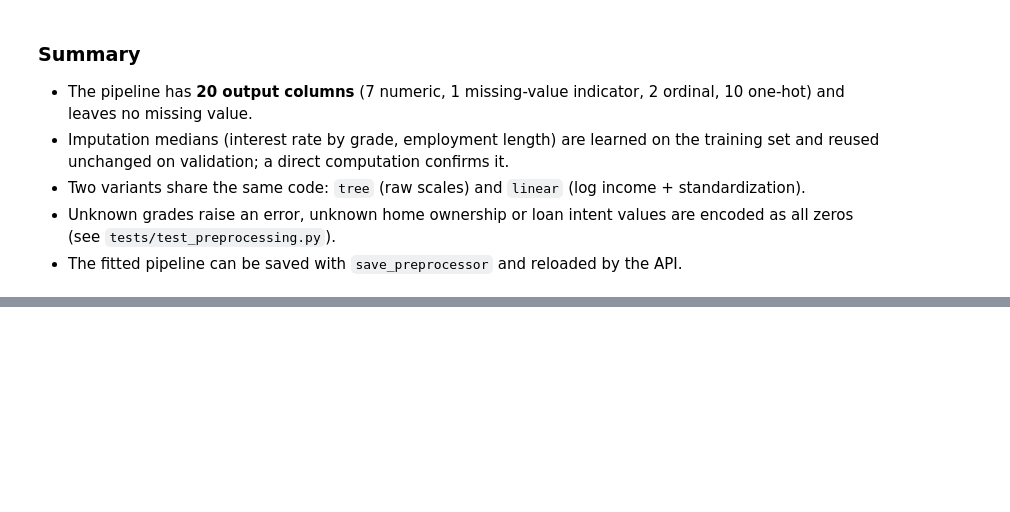
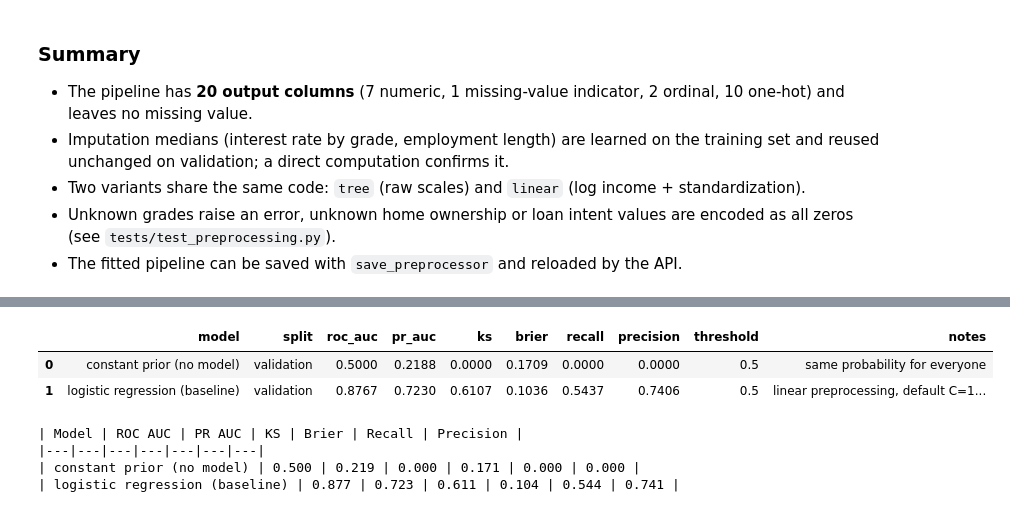
Before and after one commit to cheickbougoum90-web/credit-risk-scoring, a Jupyter notebook: notebooks/02_modeling_experiments.ipynb, the cells around one changed output, grey strips where cells are left out. Saved outputs shown, nothing was run; the diff lists cells and outputs as text; code cells hidden in the pictures; blank space fills up the shorter version.

```diff
--- a/notebooks/02_modeling_experiments.ipynb
+++ b/notebooks/02_modeling_experiments.ipynb
@@ -121,0 +205,19 @@ display(summary)
+# %%
+table = update_comparison_table(
+    REPORTS / "model_comparison.csv", "constant prior (no model)", dummy_metrics,
+    notes="same probability for everyone",
+)
+table = update_comparison_table(
+    REPORTS / "model_comparison.csv", "logistic regression (baseline)", base_metrics,
+    notes="linear preprocessing, default C=1, no class weights",
+)
+display(table)
+print(comparison_to_markdown(table))
+# %% [output]
+|  | model | split | roc_auc | pr_auc | ks | brier | recall | precision | threshold | notes |
+| 0 | constant prior (no model) | validation | 0.5000 | 0.2188 | 0.0000 | 0.1709 | 0.0000 | 0.0000 | 0.5 | same probability for everyone |
+| 1 | logistic regression (baseline) | validation | 0.8767 | 0.7230 | 0.6107 | 0.1036 | 0.5437 | 0.7406 | 0.5 | linear preprocessing, default C=1... |
+| Model | ROC AUC | PR AUC | KS | Brier | Recall | Precision |
+|---|---|---|---|---|---|---|
+| constant prior (no model) | 0.500 | 0.219 | 0.000 | 0.171 | 0.000 | 0.000 |
+| logistic regression (baseline) | 0.877 | 0.723 | 0.611 | 0.104 | 0.544 | 0.741 |
```
Also changed, not shown: parts of 8 cells of this notebook, 8 other files.
